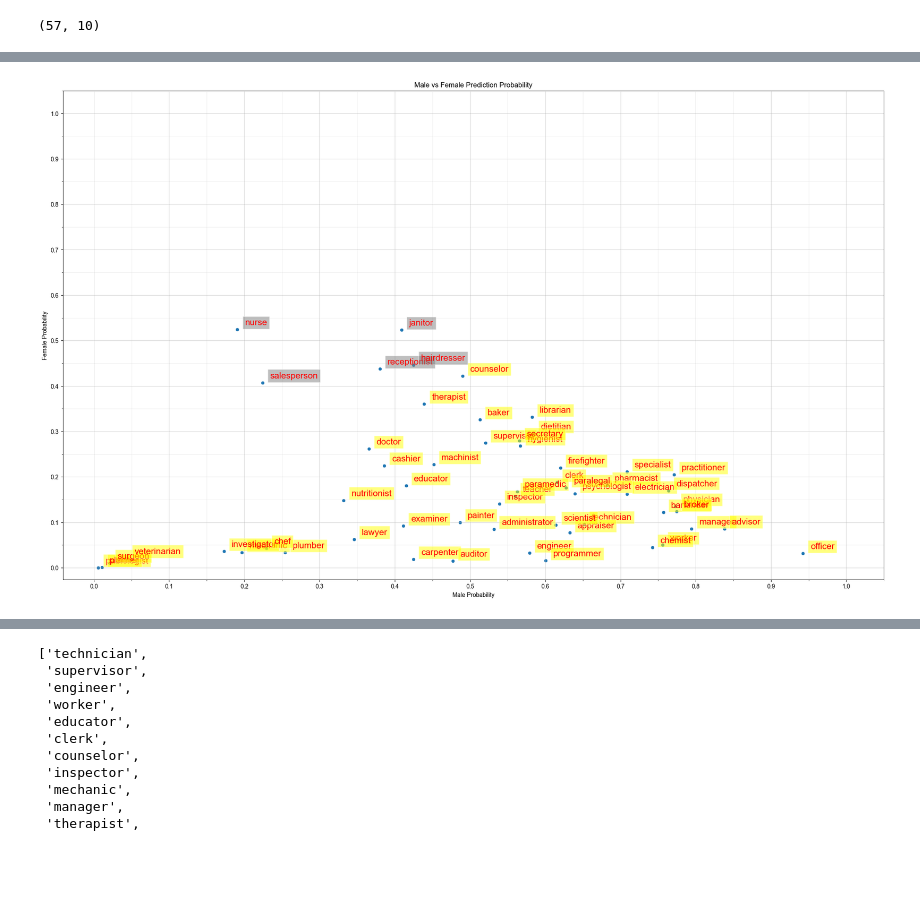
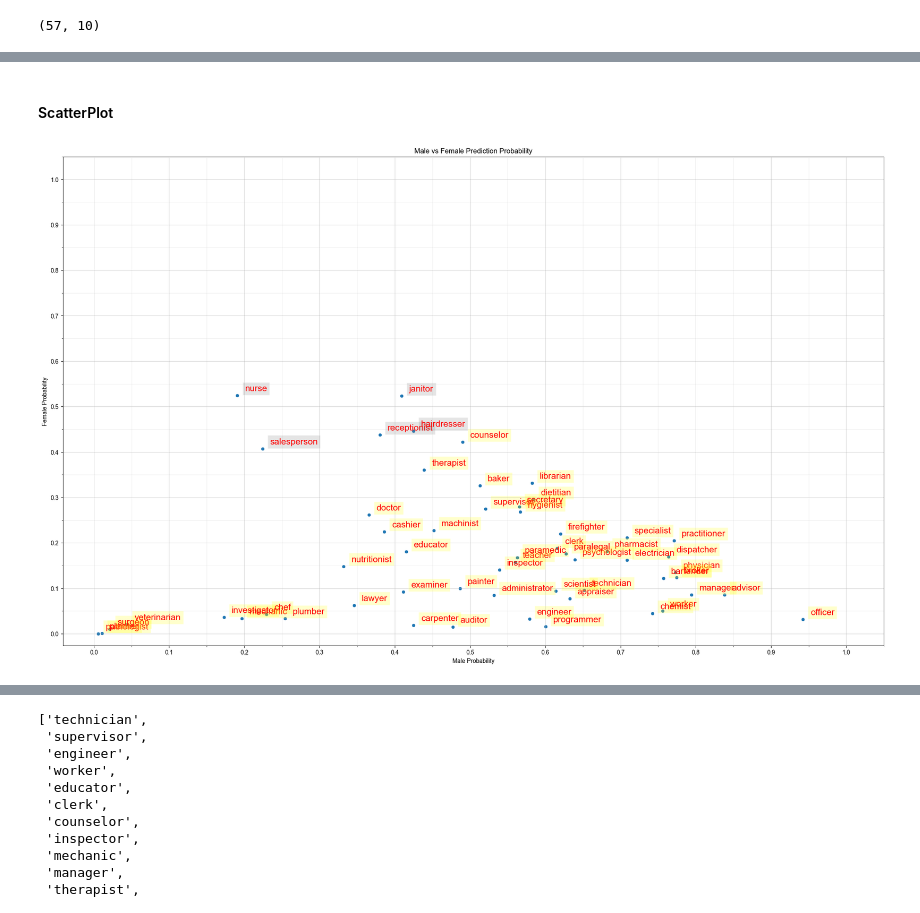
Before and after one commit to msakthiganesh/FairNLP, a Jupyter notebook: fairnlp/Quantifying_AllenNLP.ipynb, the cells around one changed output, grey strips where cells are left out. Cells and saved outputs as stored; diff of their text form; code cells hidden in the pictures; blank space fills up the shorter version.

```diff
--- a/fairnlp/Quantifying_AllenNLP.ipynb
+++ b/fairnlp/Quantifying_AllenNLP.ipynb
@@ -271,6 +271,8 @@ df_gender_quants
 | 54 | 57 | doctor | he | 0.365481 | [0.10959907059972794, 0.112210886... | [[MASK], ##cin, doctor] | she | 0.261616 | ... |
 | 55 | 58 | firefighter | he | 0.620004 | [0.11317018139532409, 0.123180334... | [escape, from, burning] | she | 0.220078 | ... |
 | 56 | 59 | secretary | he | 0.565368 | [0.09667611522572249, 0.162546458... | [asked, visitor, secretary] | she | 0.279418 | ... |
+# %% [markdown]
+#### ScatterPlot
 # %%
 import seaborn as sns
 import matplotlib.pyplot as plt
@@ -288,35 +290,35 @@ for i in range(df_gender_quants.shape[0]):
 
     plt.text(x=df_gender_quants.male_prob[i]+0.01,
             y=df_gender_quants.female_prob[i]+0.01,
             s=df_gender_quants.occupation[i],
             fontdict=dict(color=txt_color,size=15),
-            bbox=dict(facecolor=bbox_color,alpha=0.5))
+            bbox=dict(facecolor=bbox_color,alpha=0.2))
 
 plt.title("Male vs Female Prediction Probability")
 plt.xlabel("Male Probability")
 plt.ylabel("Female Probability")
 
 # Major ticks every 20, minor ticks every 5
 major_ticks = np.arange(0, 1.1, 0.1)
 minor_ticks = np.arange(0, 1.1, 0.05)
 
 ax.set_xticks(major_ticks)
 ax.set_xticks(minor_ticks, minor=True)
 ax.set_yticks(major_ticks)
 ax.set_yticks(minor_ticks, minor=True)
 
 # And a corresponding grid
 ax.grid(which='both')
 
 # Or if you want different settings for the grids:
 ax.grid(which='minor', alpha=0.2)
 ax.grid(which='major', alpha=0.5)
 
 # plt.grid(True, axis="both", )
 
 plt.show()
 # %% [output]
-[figure, old version]
+[figure, new version]
 # %%
 df.loc[df["occupation(0)"] == "surgeon"]
 # %% [output]
```
Also changed, not shown: parts of 6 cells of this notebook.
